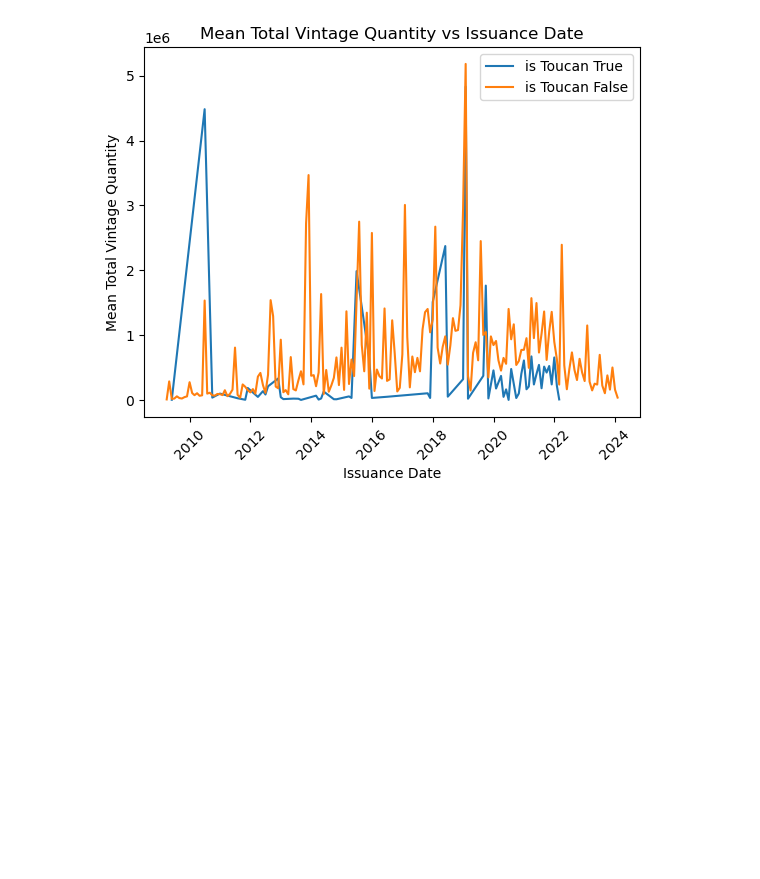
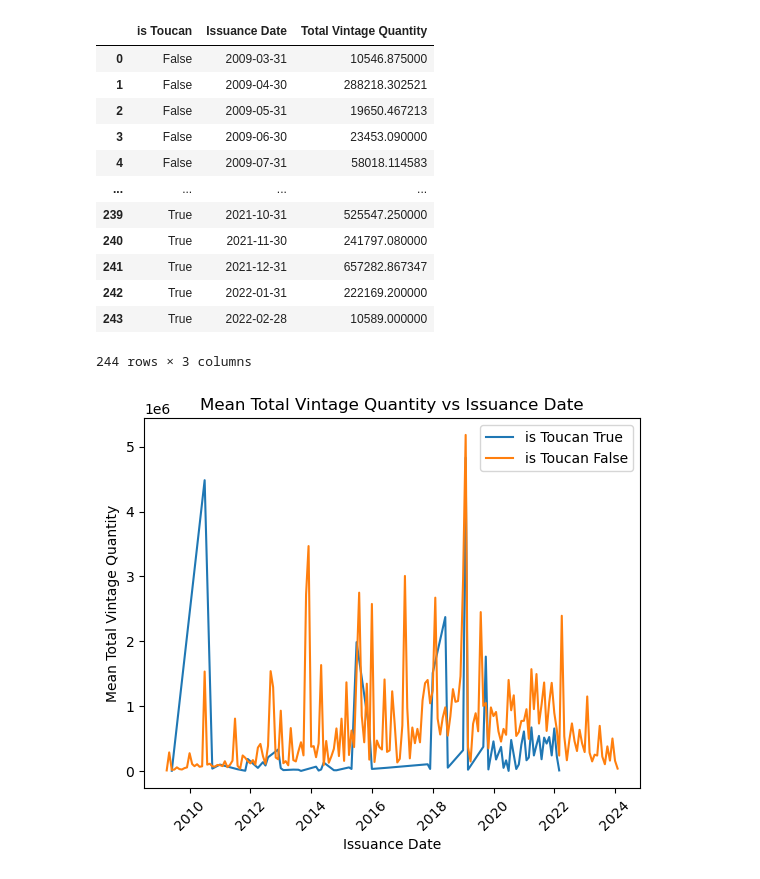
Before and after one commit to dkilleen428/honors_thesis, a Jupyter notebook: Issuance_Date.ipynb, the cells around one changed output. Drawn from its saved outputs; the diff is of its cells as text; code cells hidden in the pictures; blank space fills up the shorter version.

```diff
--- a/Issuance_Date.ipynb
+++ b/Issuance_Date.ipynb
@@ -25,6 +25,27 @@ verra_df.head()
 | 4 | 2024-02-19 | NaN | 2023-01-01 | 2023-08-31 | 1856 | Bundled Wind Power Project by Sem... | India | ... |
 # %%
 top_25_percentile = top_25_percentile.sort_values(by='Issuance Date')
+# %%
+# Convert 'Issuance Date' to datetime
+verra_df['Issuance Date'] = pd.to_datetime(verra_df['Issuance Date'])
+
+# Group by 'Issuance Date' and 'is Toucan', and calculate the mean 'Total Vintage Quantity'
+aggregated_data = verra_df.groupby(['is Toucan', pd.Grouper(key='Issuance Date', freq='M')])['Total Vintage Quantity'].mean().reset_index()
+aggregated_data
+# %% [output]
+|  | is Toucan | Issuance Date | Total Vintage Quantity |
+| 0 | False | 2009-03-31 | 10546.875000 |
+| 1 | False | 2009-04-30 | 288218.302521 |
+| 2 | False | 2009-05-31 | 19650.467213 |
+| 3 | False | 2009-06-30 | 23453.090000 |
+| 4 | False | 2009-07-31 | 58018.114583 |
+| ... | ... | ... | ... |
+| 239 | True | 2021-10-31 | 525547.250000 |
+| 240 | True | 2021-11-30 | 241797.080000 |
+| 241 | True | 2021-12-31 | 657282.867347 |
+| 242 | True | 2022-01-31 | 222169.200000 |
+| 243 | True | 2022-02-28 | 10589.000000 |
+244 rows × 3 columns
 # %%
 import matplotlib.pyplot as plt
 
```
Also changed, not shown: parts of 2 cells of this notebook, 17 other files.
